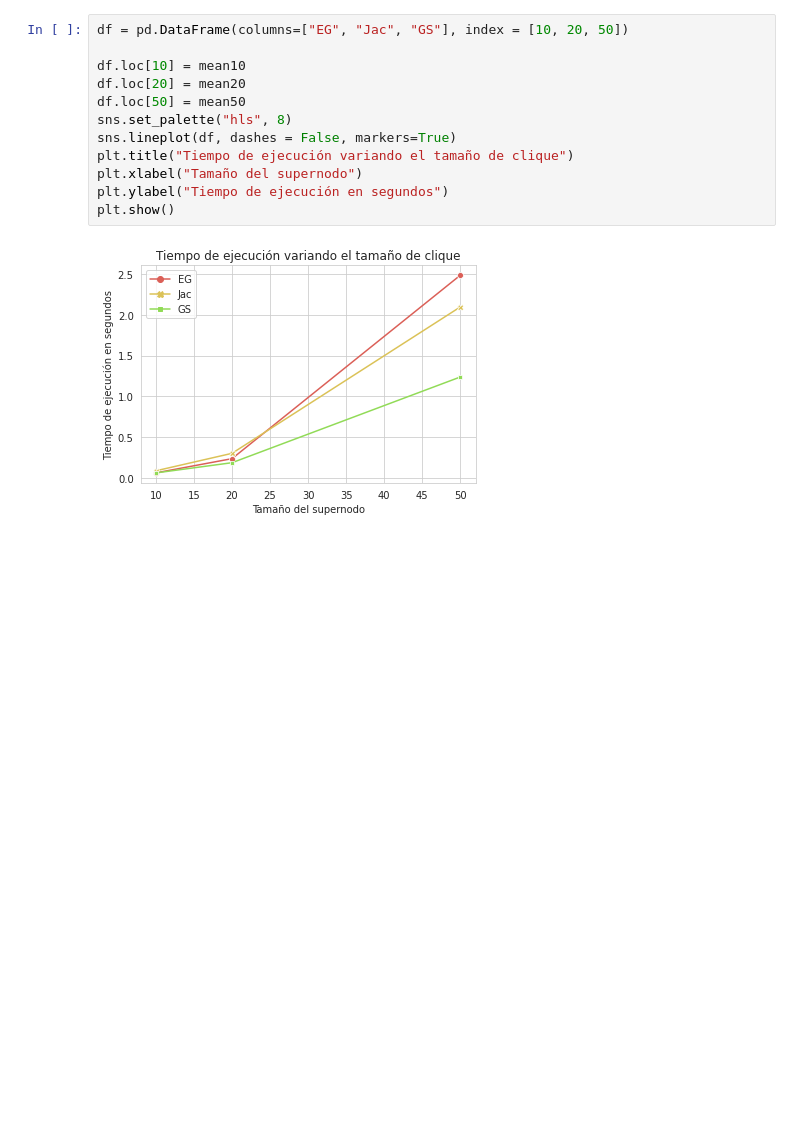
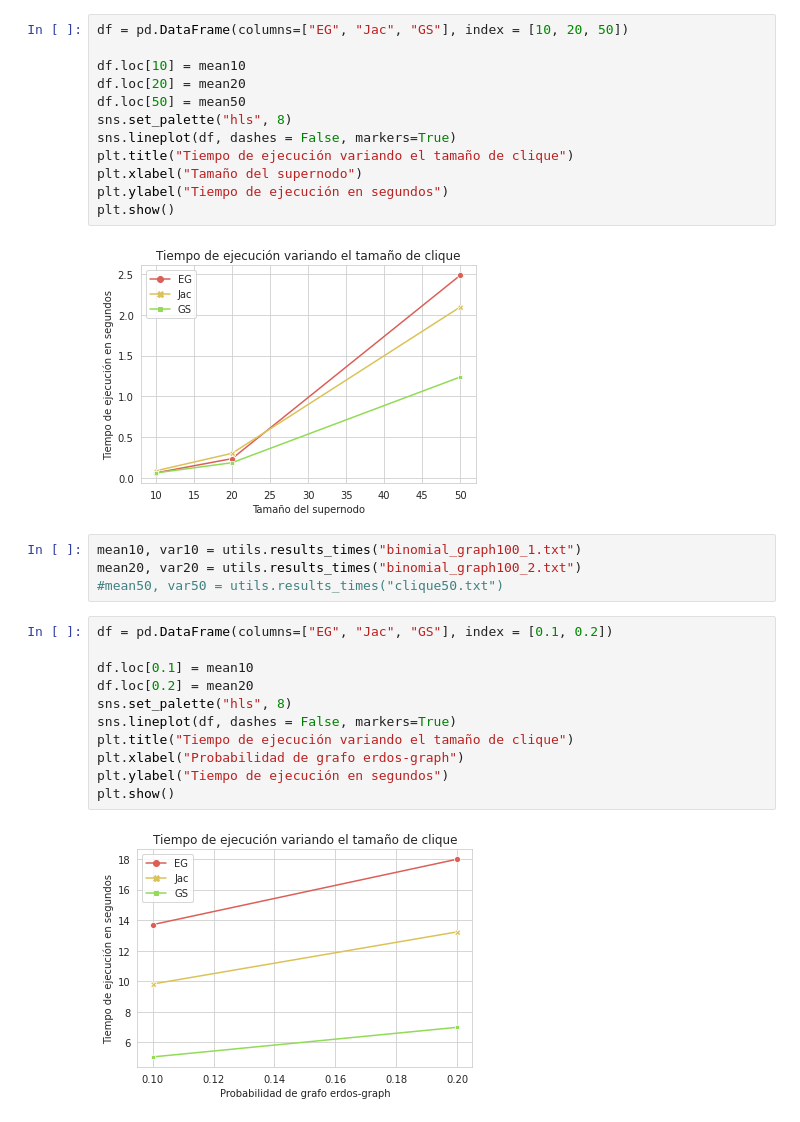
Before and after one commit to paulitapb/tp3-metnum, a Jupyter notebook: src/EXP_Tp3.ipynb, the cells around one changed output. Drawn from its saved outputs; the diff is of its cells as text; blank space fills up the shorter version.

```diff
--- a/src/EXP_Tp3.ipynb
+++ b/src/EXP_Tp3.ipynb
@@ -128,3 +139,20 @@ plt.ylabel("Tiempo de ejecución en segundos")
 plt.show()
 # %% [output]
 [figure]
+# %%
+mean10, var10 = utils.results_times("binomial_graph100_1.txt")
+mean20, var20 = utils.results_times("binomial_graph100_2.txt")
+#mean50, var50 = utils.results_times("clique50.txt")
+# %%
+df = pd.DataFrame(columns=["EG", "Jac", "GS"], index = [0.1, 0.2])
+
+df.loc[0.1] = mean10
+df.loc[0.2] = mean20
+sns.set_palette("hls", 8)
+sns.lineplot(df, dashes = False, markers=True)
+plt.title("Tiempo de ejecución variando el tamaño de clique")
+plt.xlabel("Probabilidad de grafo erdos-graph")
+plt.ylabel("Tiempo de ejecución en segundos")
+plt.show()
+# %% [output]
+[figure, added]
```
Also changed, not shown: parts of 5 cells of this notebook, 35 other files.
